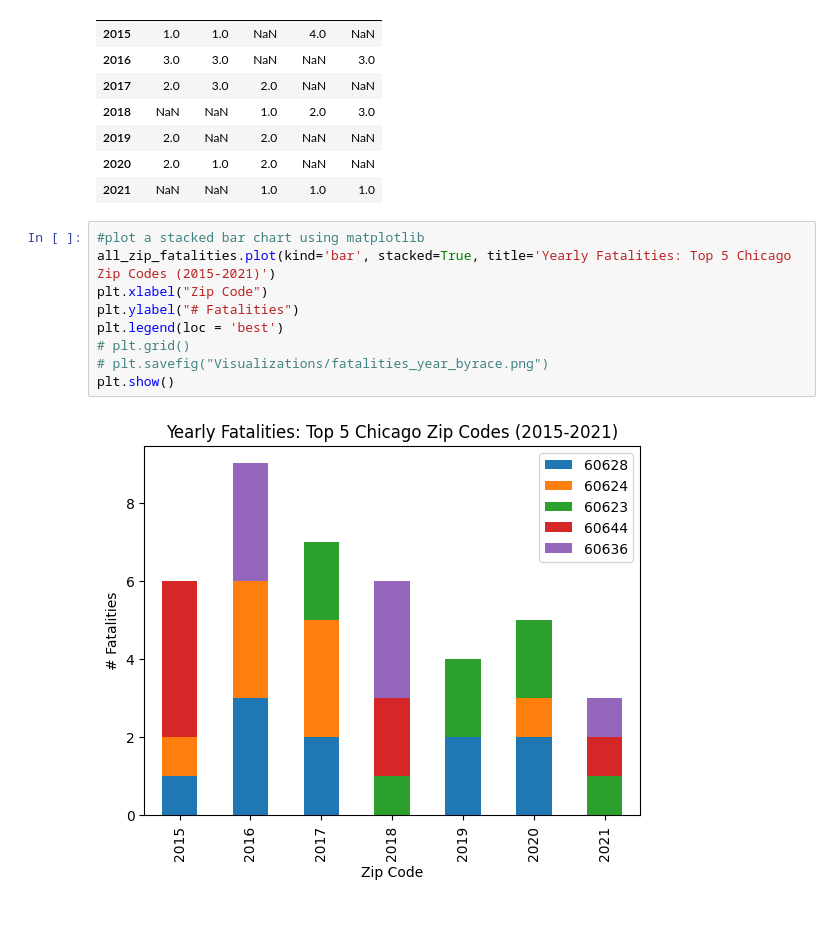
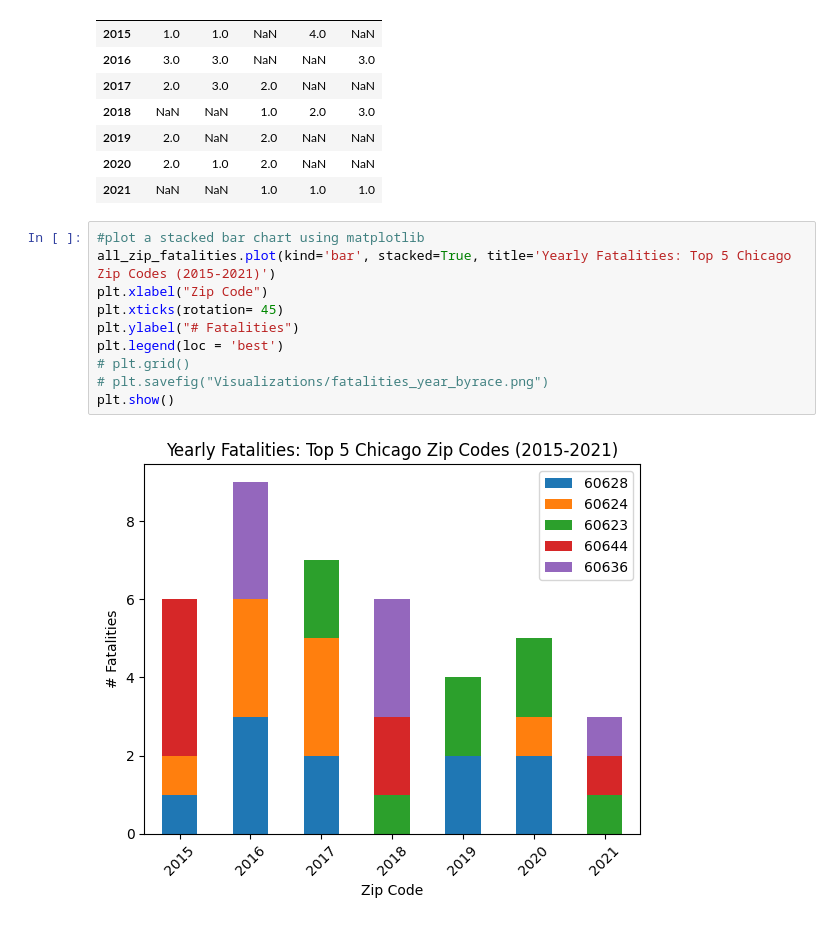
Before and after one commit to jdmandras/Project-1, a Jupyter notebook: CHI_City_Crime_Analysis_JenAlvz.ipynb, the cells around one changed output. Saved outputs shown, nothing was run; the diff lists cells and outputs as text.

```diff
--- a/CHI_City_Crime_Analysis_JenAlvz.ipynb
+++ b/CHI_City_Crime_Analysis_JenAlvz.ipynb
@@ -377,11 +443,12 @@ all_zip_fatalities
 # %%
 #plot a stacked bar chart using matplotlib
 all_zip_fatalities.plot(kind='bar', stacked=True, title='Yearly Fatalities: Top 5 Chicago Zip Codes (2015-2021)')
 plt.xlabel("Zip Code")
+plt.xticks(rotation= 45)
 plt.ylabel("# Fatalities")
 plt.legend(loc = 'best')
 # plt.grid()
 # plt.savefig("Visualizations/fatalities_year_byrace.png")
 plt.show()
 # %% [output]
-[figure, old version]
+[figure, new version]
```
Also changed, not shown: parts of 18 cells of this notebook.
